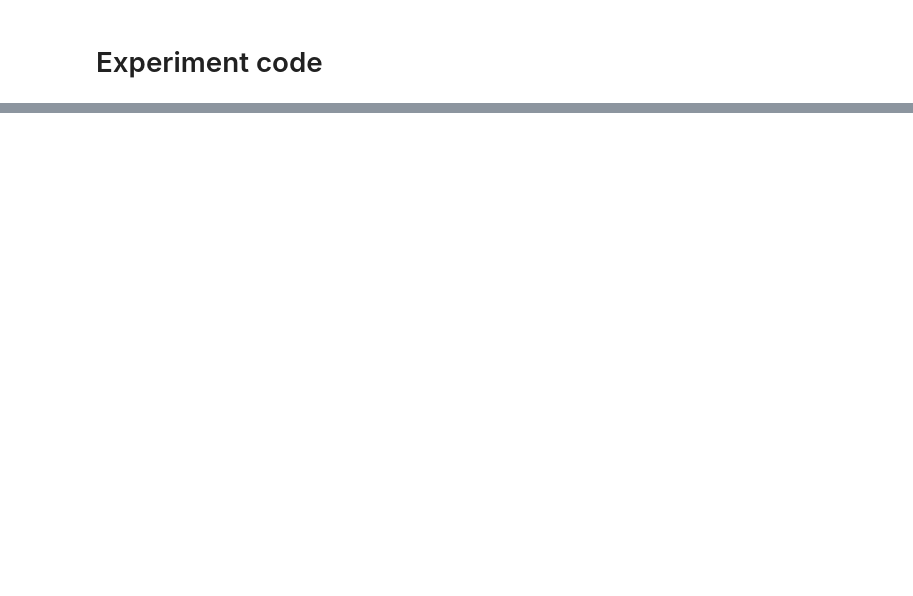
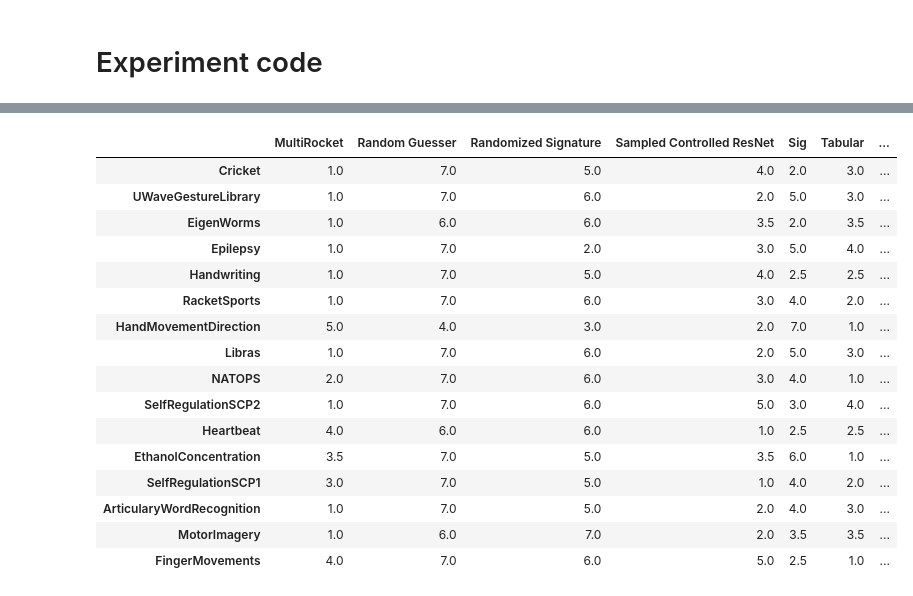
Before and after one commit to nikitazozoulenko/Zephyrox, a Jupyter notebook: jax_based/SWIM/MTSC_SWIM.ipynb, the cells around one changed output, grey strips where cells are left out. Cells and saved outputs as stored; diff of their text form; code cells hidden in the pictures; blank space fills up the shorter version.

```diff
--- a/jax_based/SWIM/MTSC_SWIM.ipynb
+++ b/jax_based/SWIM/MTSC_SWIM.ipynb
@@ -568,2 +339,2 @@ BIDMC32RR
 # %%
-df = pd.read_pickle("TSER_results.pkl")
+df_small = pd.read_pickle("TSER_results_small.pkl")
@@ -620,0 +363,20 @@ dtype: float64
+# %%
+df_small["acc_test"].rank(axis=1, ascending=False)
+# %% [output]
+|  | MultiRocket | Random Guesser | Randomized Signature | Sampled Controlled ResNet | Sig | Tabular | ... |
+| Cricket | 1.0 | 7.0 | 5.0 | 4.0 | 2.0 | 3.0 | ... |
+| UWaveGestureLibrary | 1.0 | 7.0 | 6.0 | 2.0 | 5.0 | 3.0 | ... |
+| EigenWorms | 1.0 | 6.0 | 6.0 | 3.5 | 2.0 | 3.5 | ... |
+| Epilepsy | 1.0 | 7.0 | 2.0 | 3.0 | 5.0 | 4.0 | ... |
+| Handwriting | 1.0 | 7.0 | 5.0 | 4.0 | 2.5 | 2.5 | ... |
+| RacketSports | 1.0 | 7.0 | 6.0 | 3.0 | 4.0 | 2.0 | ... |
+| HandMovementDirection | 5.0 | 4.0 | 3.0 | 2.0 | 7.0 | 1.0 | ... |
+| Libras | 1.0 | 7.0 | 6.0 | 2.0 | 5.0 | 3.0 | ... |
+| NATOPS | 2.0 | 7.0 | 6.0 | 3.0 | 4.0 | 1.0 | ... |
+| SelfRegulationSCP2 | 1.0 | 7.0 | 6.0 | 5.0 | 3.0 | 4.0 | ... |
+| Heartbeat | 4.0 | 6.0 | 6.0 | 1.0 | 2.5 | 2.5 | ... |
+| EthanolConcentration | 3.5 | 7.0 | 5.0 | 3.5 | 6.0 | 1.0 | ... |
+| SelfRegulationSCP1 | 3.0 | 7.0 | 5.0 | 1.0 | 4.0 | 2.0 | ... |
+| ArticularyWordRecognition | 1.0 | 7.0 | 5.0 | 2.0 | 4.0 | 3.0 | ... |
+| MotorImagery | 1.0 | 6.0 | 7.0 | 2.0 | 3.5 | 3.5 | ... |
+| FingerMovements | 4.0 | 7.0 | 6.0 | 5.0 | 2.5 | 1.0 | ... |
```
Also changed, not shown: parts of 16 cells of this notebook, 10 other files.
